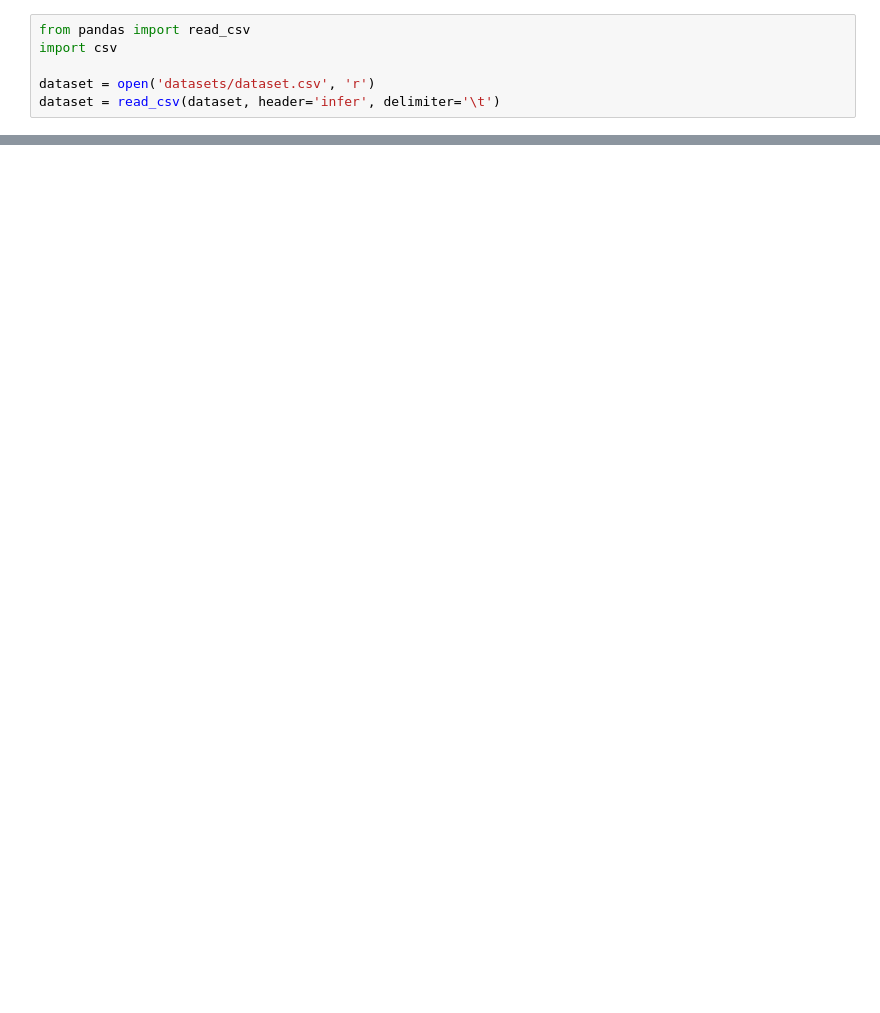
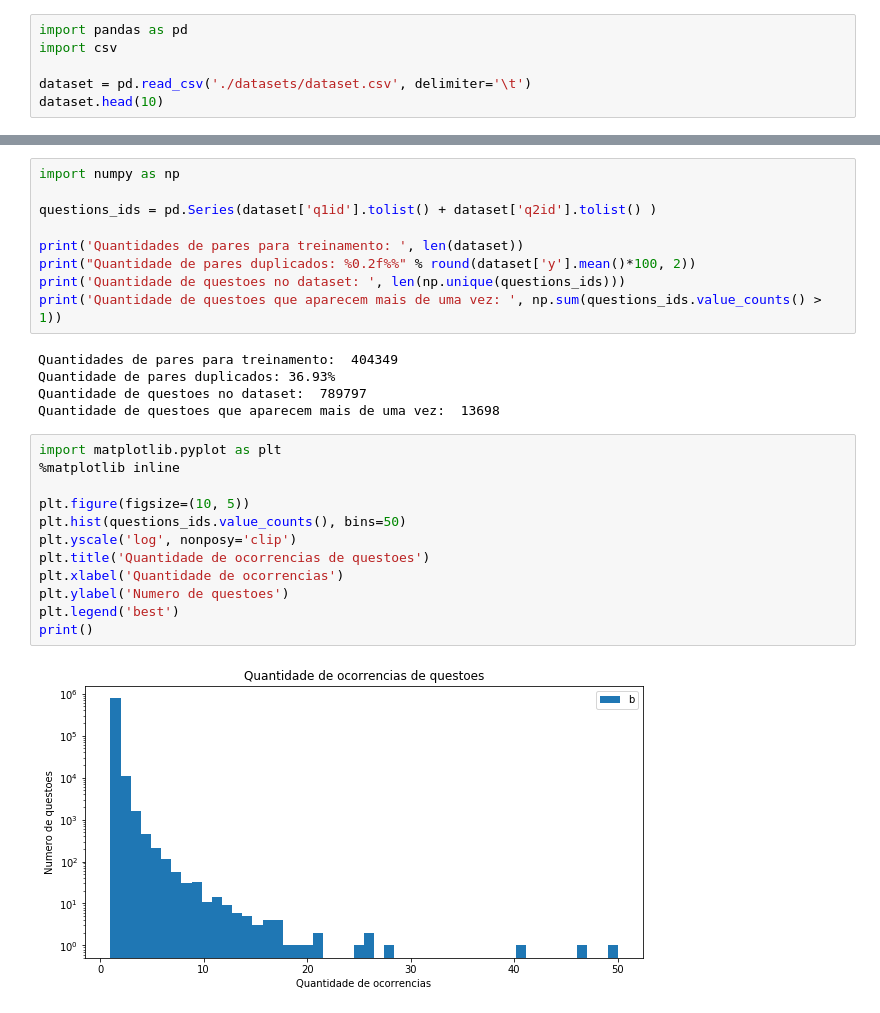
Before and after one commit to victorpedrocs/quora_question_pairs, a Jupyter notebook: Quora_Question_Pairs.ipynb, the cells around one changed output, grey strips where cells are left out. Drawn from its saved outputs; the diff is of its cells as text; blank space fills up the shorter version.

```diff
--- a/Quora_Question_Pairs.ipynb
+++ b/Quora_Question_Pairs.ipynb
@@ -11,6 +14,6 @@ Before working with the data we need to prepare it so we can get better results
 # %%
-from pandas import read_csv
+import pandas as pd
 import csv
 
-dataset = open('datasets/dataset.csv', 'r')
-dataset = read_csv(dataset, header='infer', delimiter='\t')
+dataset = pd.read_csv('./datasets/dataset.csv', delimiter='\t')
+dataset.head(10)
@@ -41,0 +44,28 @@ out.close()
+# %%
+import numpy as np
+
+questions_ids = pd.Series(dataset['q1id'].tolist() + dataset['q2id'].tolist() )
+
+print('Quantidades de pares para treinamento: ', len(dataset))
+print("Quantidade de pares duplicados: %0.2f%%" % round(dataset['y'].mean()*100, 2))
+print('Quantidade de questoes no dataset: ', len(np.unique(questions_ids)))
+print('Quantidade de questoes que aparecem mais de uma vez: ', np.sum(questions_ids.value_counts() > 1))
+# %% [output]
+Quantidades de pares para treinamento:  404349
+Quantidade de pares duplicados: 36.93%
+Quantidade de questoes no dataset:  789797
+Quantidade de questoes que aparecem mais de uma vez:  13698
+# %%
+import matplotlib.pyplot as plt
+%matplotlib inline
+
+plt.figure(figsize=(10, 5))
+plt.hist(questions_ids.value_counts(), bins=50)
+plt.yscale('log', nonposy='clip')
+plt.title('Quantidade de ocorrencias de questoes')
+plt.xlabel('Quantidade de ocorrencias')
+plt.ylabel('Numero de questoes')
+plt.legend('best')
+print()
+# %% [output]
+[figure, added]
```
Also changed, not shown: parts of 34 cells of this notebook.
